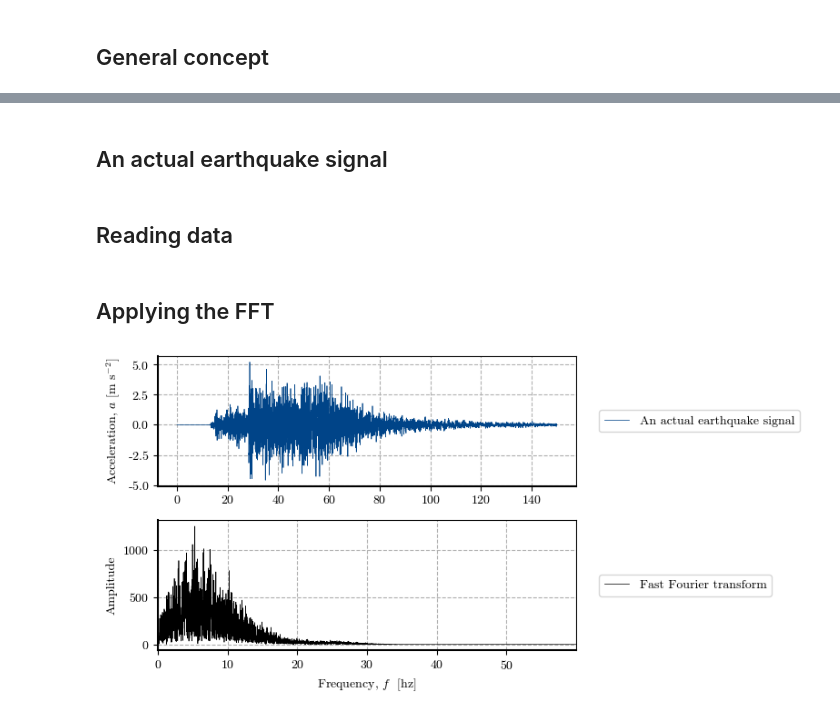
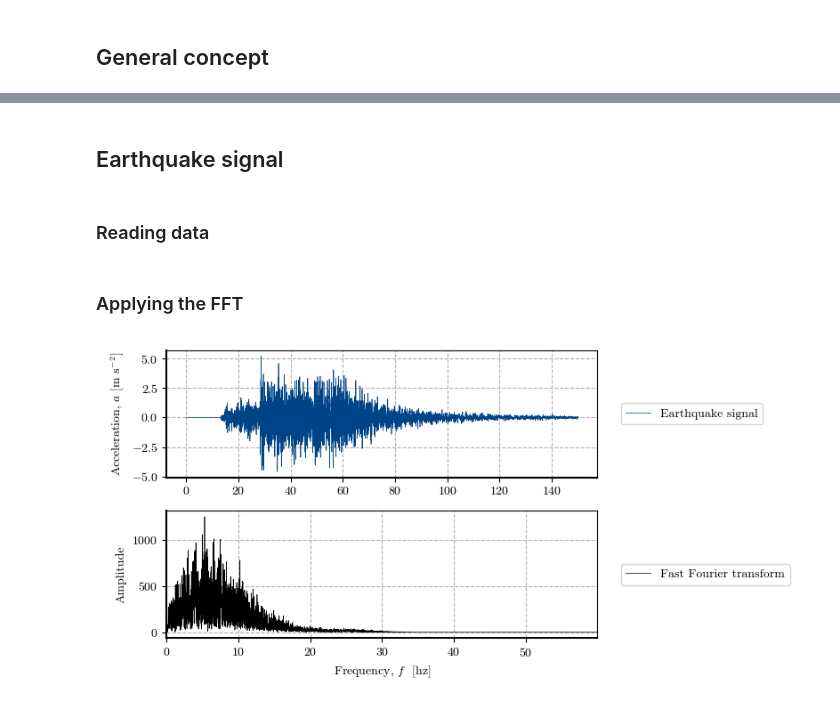
Before and after one commit to eamontoyaa/dinamica_de_suelos_EAFIT, a Jupyter notebook: notebooks/fourier_transforms.ipynb, the cells around one changed output, grey strips where cells are left out. Drawn from its saved outputs; the diff is of its cells as text; code cells hidden in the pictures.

```diff
--- a/notebooks/fourier_transforms.ipynb
+++ b/notebooks/fourier_transforms.ipynb
@@ -11,14 +13,23 @@ import pandas as pd
 import matplotlib.pyplot as plt
 import matplotlib as mpl
 from scipy.fft import fft, fftfreq
-from ipywidgets import interact, FloatSlider, FloatText
+from ipywidgets import interact, FloatSlider, FloatText, fixed
+from IPython import get_ipython
+from IPython.display import display, clear_output
 
-plt.style.use("default")
+if 'google.colab' in str(get_ipython()):
+    %pip install ipympl &> ~/pip-log.txt
+    from google.colab import output
+    output.enable_custom_widget_manager()
+
+%matplotlib widget
+
 mpl.rcParams.update(
     {
+        # 'figure.dpi': 300,
+        'interactive': False,
         "text.usetex": False,  # Use mathtext, not LaTeX
-        "font.family": "serif",  # Use the Computer modern font
-        "font.serif": "cmr10",
+        "font.family": "cmr10",  # Use the Computer modern font
         "mathtext.fontset": "cm",
         "axes.formatter.use_mathtext": True,
         "axes.unicode_minus": False,
@@ -88,7 +114,7 @@ simulate_fft(freq_1=2, freq_2=7, freq_3=15, delta_t=0.005, duration=3)
 # %% [markdown]
-## An actual earthquake signal
+## Earthquake signal
 # %% [markdown]
-## Reading data
+### Reading data
 # %%
 domain = "https://raw.githubusercontent.com/eamontoyaa/data4testing/main/pynewmarkdisp/"
 file = "earthquake_data_real.csv"
@@ -97,34 +123,36 @@ data = pd.read_csv(f"{domain}{file}", sep=";")
 time = np.array(data['Time'])
 accel = np.array(data['Acceleration']) / g
 # %% [markdown]
-## Applying the FFT
+### Applying the FFT
 # %%
 # Fast Fourier transform (FFT)
 delta_t = time[1]
 duration = time[-1]
 n_t = int(duration / delta_t)  # Number of samples in time
-x_fft = fftfreq(int(n_t), delta_t)
-x_fft = x_fft[range(int(n_t/2))]
+x_fft = fftfreq(n_t, delta_t)
+x_fft = x_fft[range(n_t // 2)]
 y_fft = abs(fft(accel))
-y_fft = y_fft[range(int(n_t/2))] # Exclude sampling
+y_fft = y_fft[range(n_t // 2)]
 
 # Figures
 fig, axs = plt.subplots(ncols=1, nrows=2, figsize=[8, 4])
 # Time domain
-axs[0].plot(time, accel, lw=0.5, color="#004488", label='An actual earthquake signal')
+axs[0].plot(time, accel, lw=0.5, color="#004488", label='Earthquake signal')
 axs[0].set(ylabel="Acceleration, $a$ [m s$^{- 2}$]")
 axs[0].legend(bbox_to_anchor=(1.04,0.5), loc="center left")
 # Frequency domain
 axs[1].plot(x_fft, y_fft, lw=0.5, color="k", label='Fast Fourier transform')
 axs[1].set_xlabel('Frequency, $f$  [hz]')
 axs[1].set_ylabel('Amplitude')
 axs[1].legend(bbox_to_anchor=(1.04,0.5), loc="center left")
 axs[1].set_xlim((0, 0.6 * x_fft[-1]))
 # Plot details
 for ax in axs.flat:
     ax.spines["bottom"].set_linewidth(1.5)
     ax.spines["left"].set_linewidth(1.5)
     ax.grid(True, which="major", linestyle="--")
 fig.tight_layout()
+plt.show()
+# fig
 # %% [output]
-[figure, old version]
+[figure, new version]
```
Also changed, not shown: parts of 4 cells of this notebook.
